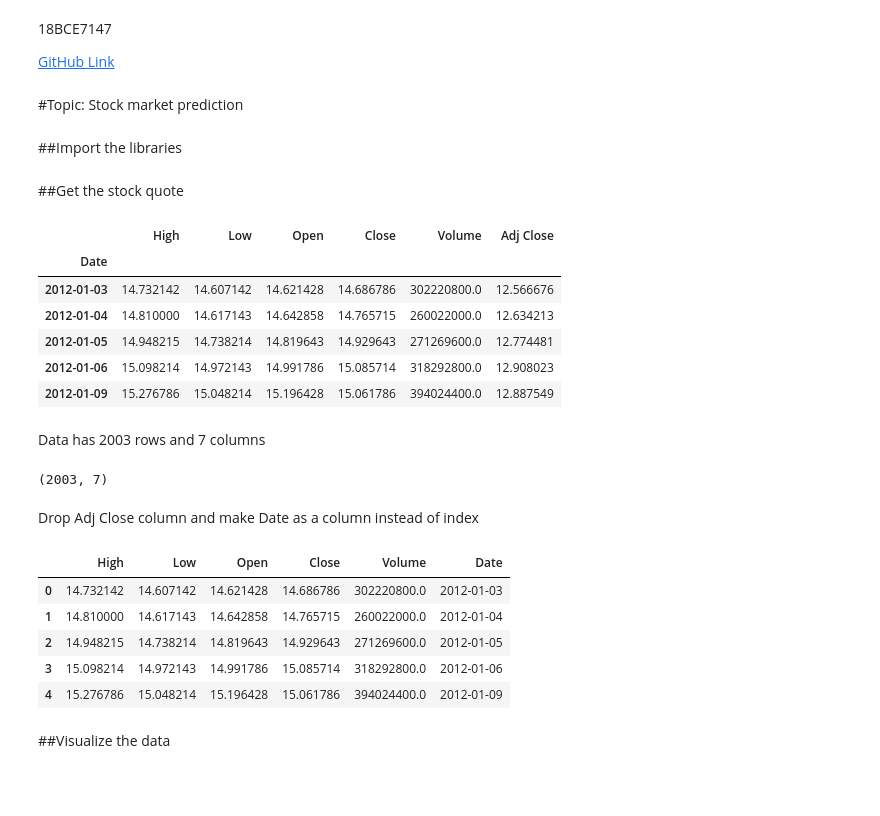
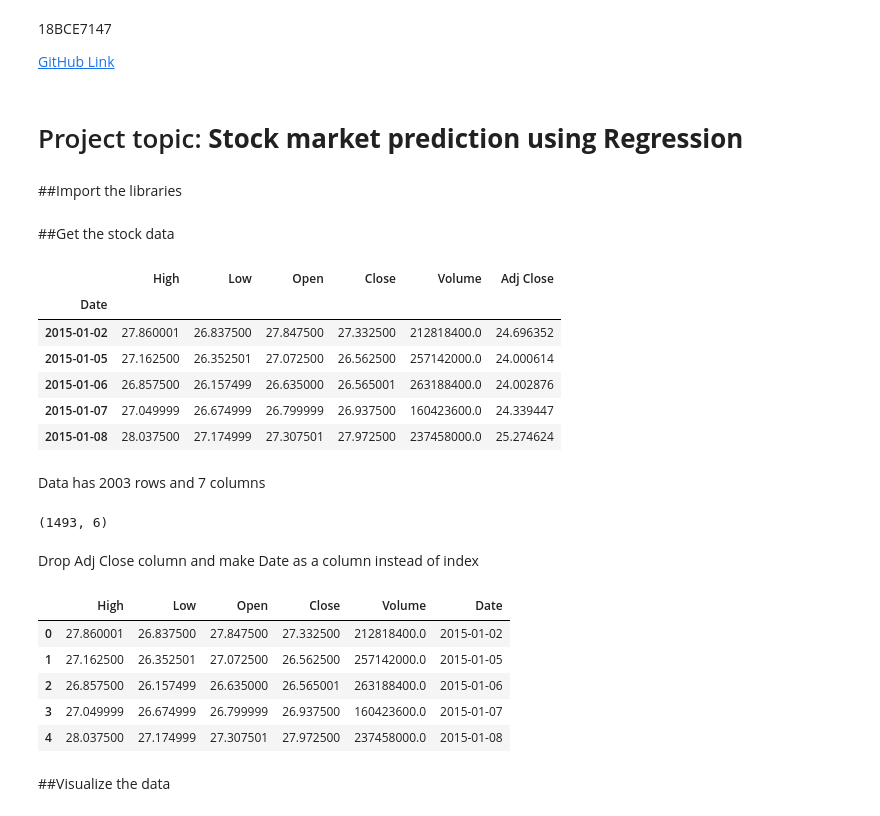
Before and after one commit to vhpraneeth/VIT_DWDM, a Jupyter notebook: Project.ipynb, the cells around one changed output. Saved outputs shown, nothing was run; the diff lists cells and outputs as text; code cells hidden in the pictures; blank space fills up the shorter version.

```diff
--- a/Project.ipynb
+++ b/Project.ipynb
@@ -5,7 +5,7 @@
 
 [GitHub Link](https://github.com/vhpraneeth/VIT_DWDM/blob/main/Project.ipynb)
 # %% [markdown]
-#Topic: Stock market prediction
+# Project topic: __Stock market prediction using Regression__
 # %% [markdown]
 ##Import the libraries
 # %%
@@ -14,24 +14,24 @@ import pandas_datareader as web  # for loading stock market data
 import numpy as np
 import pandas as pd
 # %% [markdown]
-##Get the stock quote
+##Get the stock data
 # %%
-df = web.DataReader('AAPL', data_source='yahoo', start='2012-01-01', end='2019-12-17')
+df = web.DataReader('AAPL', data_source='yahoo', start='2015-01-01', end='2020-12-04')
 df.head()  # Show the data
 # %% [output]
 |  | High | Low | Open | Close | Volume | Adj Close |
 | Date |  |  |  |  |  |  |
-| 2012-01-03 | 14.732142 | 14.607142 | 14.621428 | 14.686786 | 302220800.0 | 12.566676 |
-| 2012-01-04 | 14.810000 | 14.617143 | 14.642858 | 14.765715 | 260022000.0 | 12.634213 |
-| 2012-01-05 | 14.948215 | 14.738214 | 14.819643 | 14.929643 | 271269600.0 | 12.774481 |
-| 2012-01-06 | 15.098214 | 14.972143 | 14.991786 | 15.085714 | 318292800.0 | 12.908023 |
-| 2012-01-09 | 15.276786 | 15.048214 | 15.196428 | 15.061786 | 394024400.0 | 12.887549 |
+| 2015-01-02 | 27.860001 | 26.837500 | 27.847500 | 27.332500 | 212818400.0 | 24.696352 |
+| 2015-01-05 | 27.162500 | 26.352501 | 27.072500 | 26.562500 | 257142000.0 | 24.000614 |
+| 2015-01-06 | 26.857500 | 26.157499 | 26.635000 | 26.565001 | 263188400.0 | 24.002876 |
+| 2015-01-07 | 27.049999 | 26.674999 | 26.799999 | 26.937500 | 160423600.0 | 24.339447 |
+| 2015-01-08 | 28.037500 | 27.174999 | 27.307501 | 27.972500 | 237458000.0 | 25.274624 |
 # %% [markdown]
 Data has 2003 rows and 7 columns
 # %%
 df.shape
 # %% [output]
-(2003, 7)
+(1493, 6)
 # %% [markdown]
 Drop Adj Close column and make Date as a column instead of index
 # %%
@@ -41,11 +41,11 @@ df.reset_index(drop=True, inplace=True)
 df.head()
 # %% [output]
 |  | High | Low | Open | Close | Volume | Date |
-| 0 | 14.732142 | 14.607142 | 14.621428 | 14.686786 | 302220800.0 | 2012-01-03 |
-| 1 | 14.810000 | 14.617143 | 14.642858 | 14.765715 | 260022000.0 | 2012-01-04 |
-| 2 | 14.948215 | 14.738214 | 14.819643 | 14.929643 | 271269600.0 | 2012-01-05 |
-| 3 | 15.098214 | 14.972143 | 14.991786 | 15.085714 | 318292800.0 | 2012-01-06 |
-| 4 | 15.276786 | 15.048214 | 15.196428 | 15.061786 | 394024400.0 | 2012-01-09 |
+| 0 | 27.860001 | 26.837500 | 27.847500 | 27.332500 | 212818400.0 | 2015-01-02 |
+| 1 | 27.162500 | 26.352501 | 27.072500 | 26.562500 | 257142000.0 | 2015-01-05 |
+| 2 | 26.857500 | 26.157499 | 26.635000 | 26.565001 | 263188400.0 | 2015-01-06 |
+| 3 | 27.049999 | 26.674999 | 26.799999 | 26.937500 | 160423600.0 | 2015-01-07 |
+| 4 | 28.037500 | 27.174999 | 27.307501 | 27.972500 | 237458000.0 | 2015-01-08 |
 # %% [markdown]
 ##Visualize the data
 # %%
```
Also changed, not shown: parts of 56 cells of this notebook.
